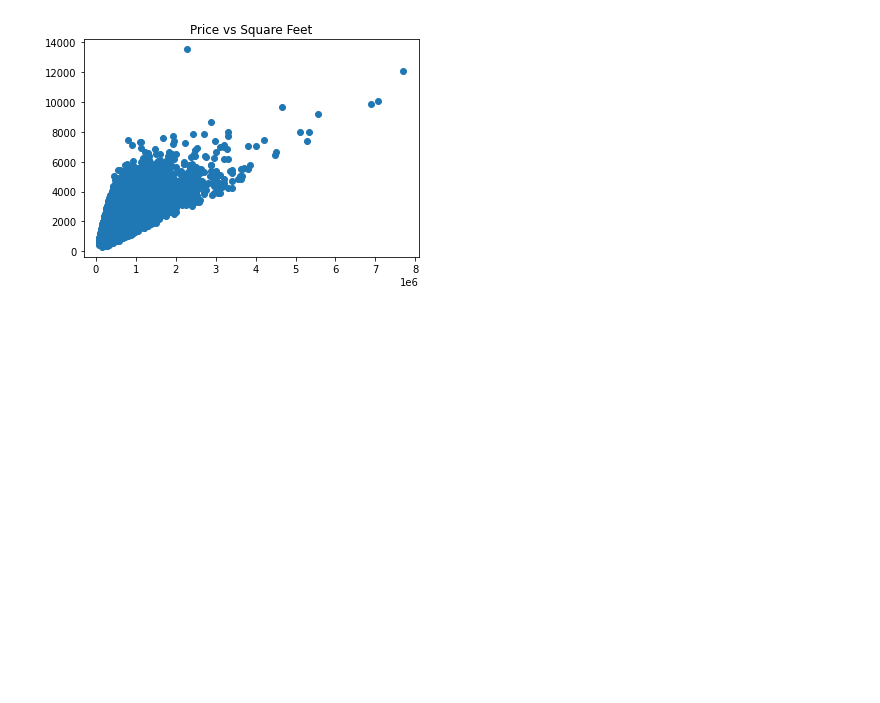
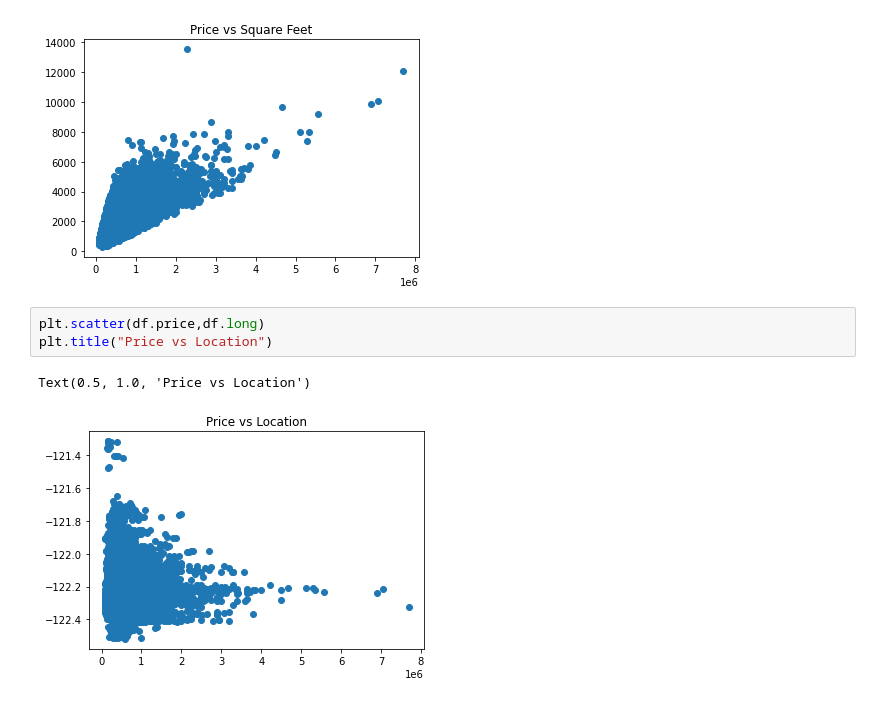
Before and after one commit to Balajithegr8/house_price_prediction, a Jupyter notebook: model.ipynb, the cells around one changed output. Cells and saved outputs as stored; diff of their text form; blank space fills up the shorter version.

```diff
--- a/model.ipynb
+++ b/model.ipynb
@@ -101,3 +101,9 @@ plt.title("Price vs Square Feet")
 # %% [output]
 Text(0.5, 1.0, 'Price vs Square Feet')
 [figure]
+# %%
+plt.scatter(df.price,df.long)
+plt.title("Price vs Location")
+# %% [output]
+Text(0.5, 1.0, 'Price vs Location')
+[figure, added]
```
Also changed, not shown: parts of 17 cells of this notebook.
